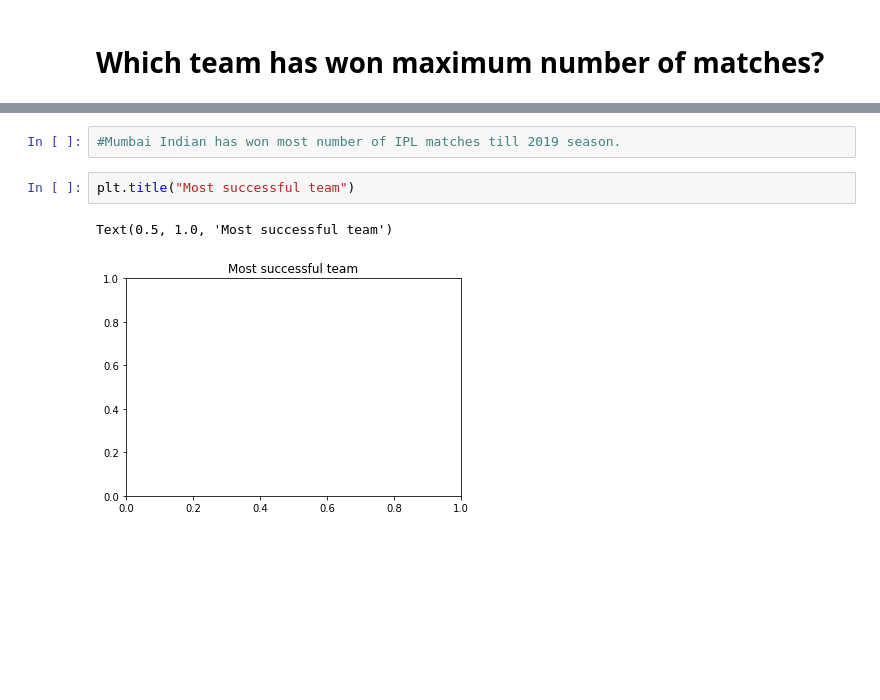
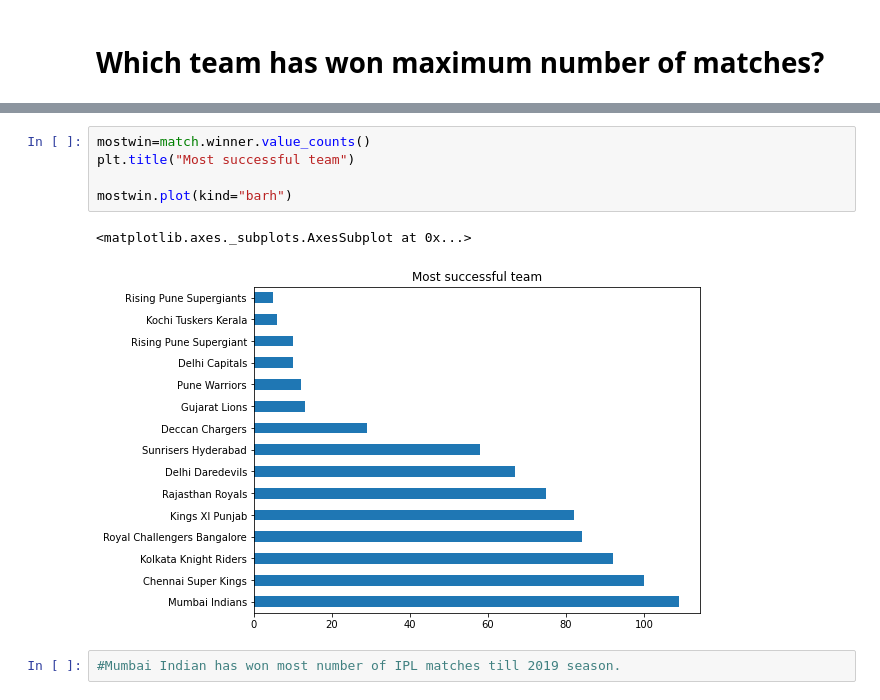
Before and after one commit to KishanAdhikari11/Ipldataanalysis, a Jupyter notebook: ipl.ipynb, the cells around one changed output, grey strips where cells are left out. Saved outputs shown, nothing was run; the diff lists cells and outputs as text; blank space fills up the shorter version.

```diff
--- a/ipl.ipynb
+++ b/ipl.ipynb
@@ -257,7 +259,10 @@ successfulteam=pd.DataFrame(columns=["team","wins"])
+# %%
+mostwin=match.winner.value_counts()
+plt.title("Most successful team")
+
+mostwin.plot(kind="barh")
+# %% [output]
+<matplotlib.axes._subplots.AxesSubplot at 0x...>
+[figure, added]
 # %%
 #Mumbai Indian has won most number of IPL matches till 2019 season.
-# %%
-plt.title("Most successful team")
-# %% [output]
-Text(0.5, 1.0, 'Most successful team')
-[figure, removed]
```
Also changed, not shown: parts of 4 cells of this notebook.
